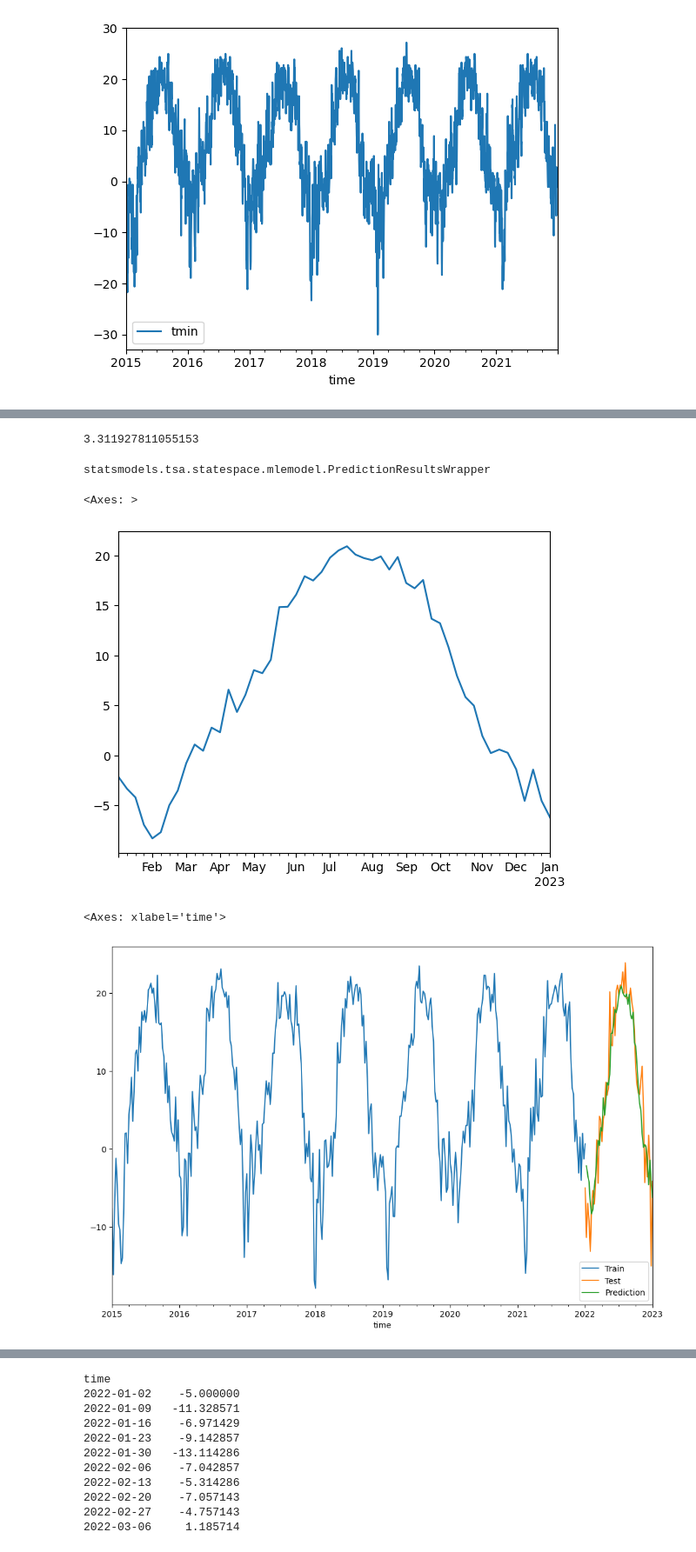
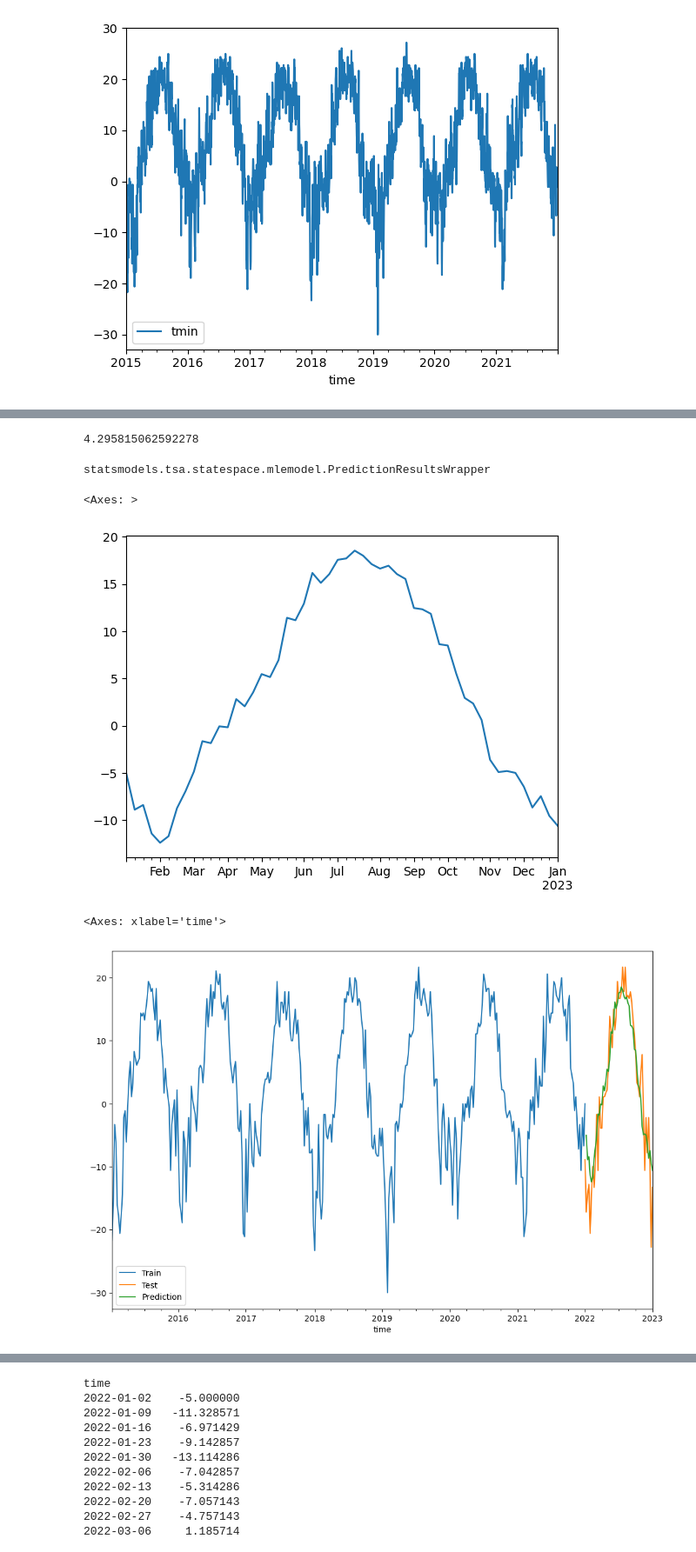
Before and after one commit to awdleishman/almanac, a Jupyter notebook: Preliminary SARIMA.ipynb, the cells around one changed output, grey strips where cells are left out. Shown at 87% size. Drawn from its saved outputs; the diff is of its cells as text; code cells hidden in the pictures.

```diff
--- a/Preliminary SARIMA.ipynb
+++ b/Preliminary SARIMA.ipynb
@@ -8,7 +8,7 @@ import matplotlib.pyplot as plt
 
 %matplotlib inline
 # %%
-df = get_weather_data("Chicago, IL", "2015-01-01", "2021-12-31")
+df = get_weather_data("Chicago, IL", "1970-01-01", "2021-12-31")
 df_future = get_weather_data("Chicago, IL", "2022-01-01", "2022-12-31")
 # %%
 df.head()
@@ -47,7 +59,7 @@ decomp.plot();
 from statsmodels.tsa.statespace.sarimax import SARIMAX
 # %%
 mod = SARIMAX(
-    df["tmin"].resample("W").mean(),
+    df["tmin"].resample("W").min(),
     order=(3, 0, 0),
     seasonal_order=(0, 1, 1, 52),
     trend="c",
@@ -73,11 +85,11 @@ pred.predicted_mean.plot()
 # %%
 mean_squared_error(
-    df["tmin"].resample("W").mean()["2021-01-03":"2021-12-31"],
+    df["tmin"].resample("W").min()["2021-01-03":"2021-12-31"],
     pred.predicted_mean[0:52],
     squared=False,
 )
 # %% [output]
-3.311927811055153
+4.295815062592278
 # %%
 type(pred)
 # %% [output]
@@ -86,16 +98,16 @@ statsmodels.tsa.statespace.mlemodel.PredictionResultsWrapper
 r.forecast("2022-12-31").plot()
 # %% [output]
 <Axes: >
-[figure, old version]
+[figure, new version]
 # %%
 fig = plt.figure(figsize=(12, 8))
-df["tmin"].resample("W").mean().plot(label="Train", legend=True)
-df_future["tmin"].resample("W").mean().plot(label="Test", legend=True)
+df["tmin"].resample("W").min().iloc[-365:].plot(label="Train", legend=True)
+df_future["tmin"].resample("W").min().plot(label="Test", legend=True)
 r.predict(start="2022-01-03", end="2022-12-31").plot(
     label="Prediction", legend=True
 )
 # %% [output]
 <Axes: xlabel='time'>
-[figure, old version]
+[figure, new version]
 # %%
 mean_squared_error(
```
Also changed, not shown: parts of 7 cells of this notebook.
